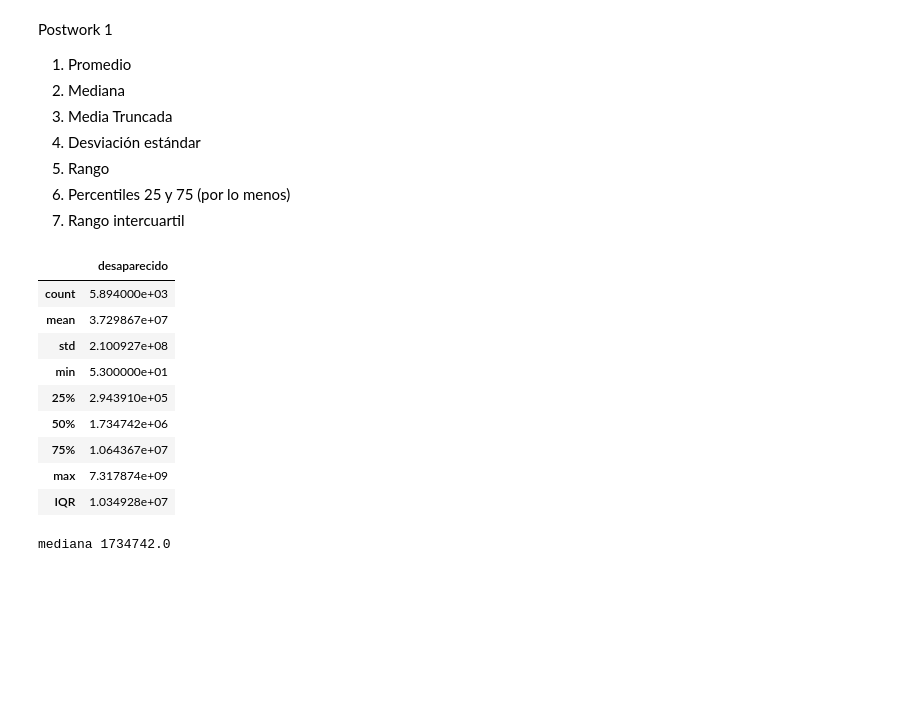
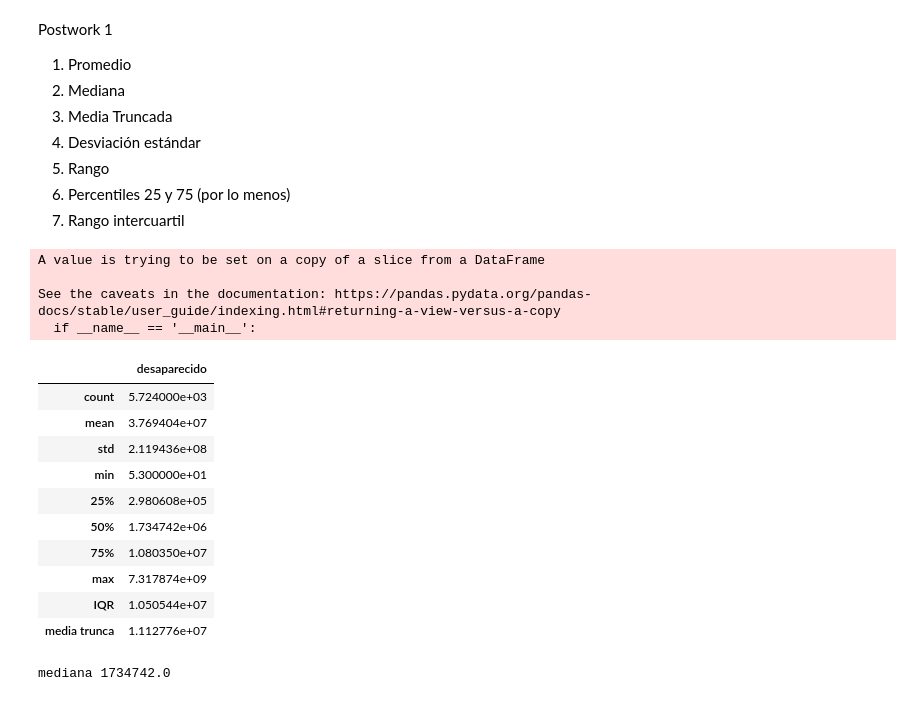
Before and after one commit to AngelicaDC/BEDUpython, a Jupyter notebook: Corrupt_Analysis.ipynb, the cells around one changed output. Saved outputs shown, nothing was run; the diff lists cells and outputs as text; code cells hidden in the pictures; blank space fills up the shorter version.

```diff
--- a/Corrupt_Analysis.ipynb
+++ b/Corrupt_Analysis.ipynb
@@ -82,27 +83,36 @@ ds_asf2 = ds_asf[ds_asf['Tipo Acción'].isin([
                            'Informe de Presunta Responsabilidad Administrativa',
                            'Promoción del Ejercicio de la Facultad de Comprobación Fiscal'])
 ]
+ds_asf2.dropna(subset = ["desaparecido"], inplace=True) #len(ds_asf2) = 5724
+# %% [output]
+A value is trying to be set on a copy of a slice from a DataFrame
+
+See the caveats in the documentation: https://pandas.pydata.org/pandas-docs/stable/user_guide/indexing.html#returning-a-view-versus-a-copy
+  if __name__ == '__main__':
 # %%
 def describe_chido(df, columnas = []):
   if columnas:
     df = df[columnas]
   descripcion =df.describe()
   descripcion.loc['IQR'] = descripcion.loc['75%']-descripcion.loc['25%']
+  df['desaparecido'].sort_values(ascending= True)
+  descripcion.loc['media trunca'] = stats.trim_mean(df['desaparecido'], .05)
 
   return descripcion
 # %%
-describe_chido(ds_asf,['desaparecido'])
+describe_chido(ds_asf2,['desaparecido'])
 # %% [output]
 |  | desaparecido |
-| count | 5.894000e+03 |
-| mean | 3.729867e+07 |
-| std | 2.100927e+08 |
+| count | 5.724000e+03 |
+| mean | 3.769404e+07 |
+| std | 2.119436e+08 |
 | min | 5.300000e+01 |
-| 25% | 2.943910e+05 |
+| 25% | 2.980608e+05 |
 | 50% | 1.734742e+06 |
-| 75% | 1.064367e+07 |
+| 75% | 1.080350e+07 |
 | max | 7.317874e+09 |
-| IQR | 1.034928e+07 |
+| IQR | 1.050544e+07 |
+| media trunca | 1.112776e+07 |
 # %%
 ds_asf2.describe(), print('mediana', ds_asf2['desaparecido'].median())
 # %% [output]
```
Also changed, not shown: parts of 20 cells of this notebook.
